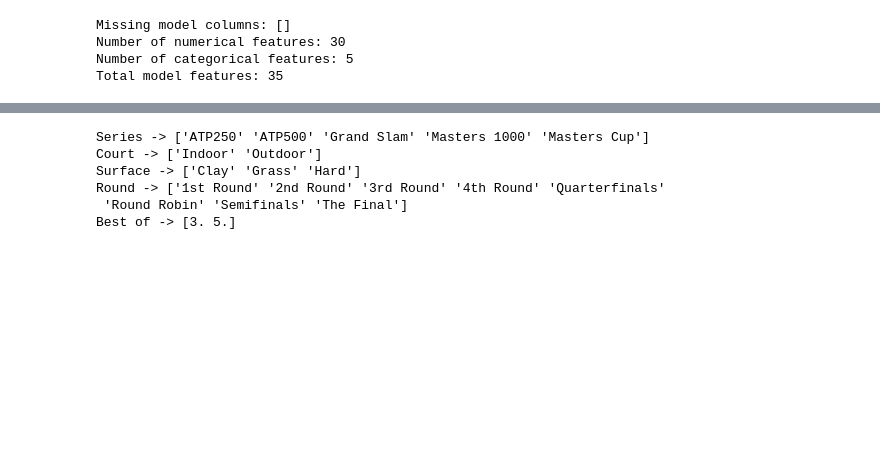
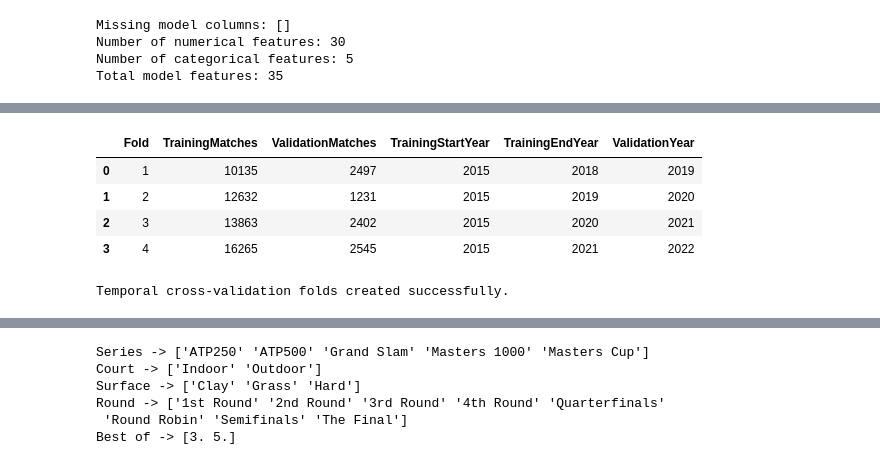
Before and after one commit to elimiotto05/artificial_intelligence, a Jupyter notebook: notebooks/04_data_split.ipynb, the cells around one changed output, grey strips where cells are left out. Drawn from its saved outputs; the diff is of its cells as text; code cells hidden in the pictures; blank space fills up the shorter version.

```diff
--- a/notebooks/04_data_split.ipynb
+++ b/notebooks/04_data_split.ipynb
@@ -231,0 +274,7 @@ betting_features = [
+# %%
+validation_years = [
+    2019,
+    2020,
+    2021,
+    2022
+]
@@ -231,0 +322,26 @@ betting_features = [
+# %%
+# create a DataFrame with the temporal cross-validation folds
+
+temporal_folder_df = pd.DataFrame(temporal_cv_rows)
+
+temporal_folder_df
+# %% [output]
+|  | Fold | TrainingMatches | ValidationMatches | TrainingStartYear | TrainingEndYear | ValidationYear |
+| 0 | 1 | 10135 | 2497 | 2015 | 2018 | 2019 |
+| 1 | 2 | 12632 | 1231 | 2015 | 2019 | 2020 |
+| 2 | 3 | 13863 | 2402 | 2015 | 2020 | 2021 |
+| 3 | 4 | 16265 | 2545 | 2015 | 2021 | 2022 |
+# %%
+# check that each training set is bigger than the previous
+
+training_sizes = (temporal_folder_df["TrainingMatches"].to_numpy())
+
+assert np.all(np.diff(training_sizes) > 0)
+
+assert (
+    temporal_folder_df["ValidationYear"].max() <= 2022
+)
+
+print("Temporal cross-validation folds created successfully.")
+# %% [output]
+Temporal cross-validation folds created successfully.
```
Also changed, not shown: parts of 12 cells of this notebook.
